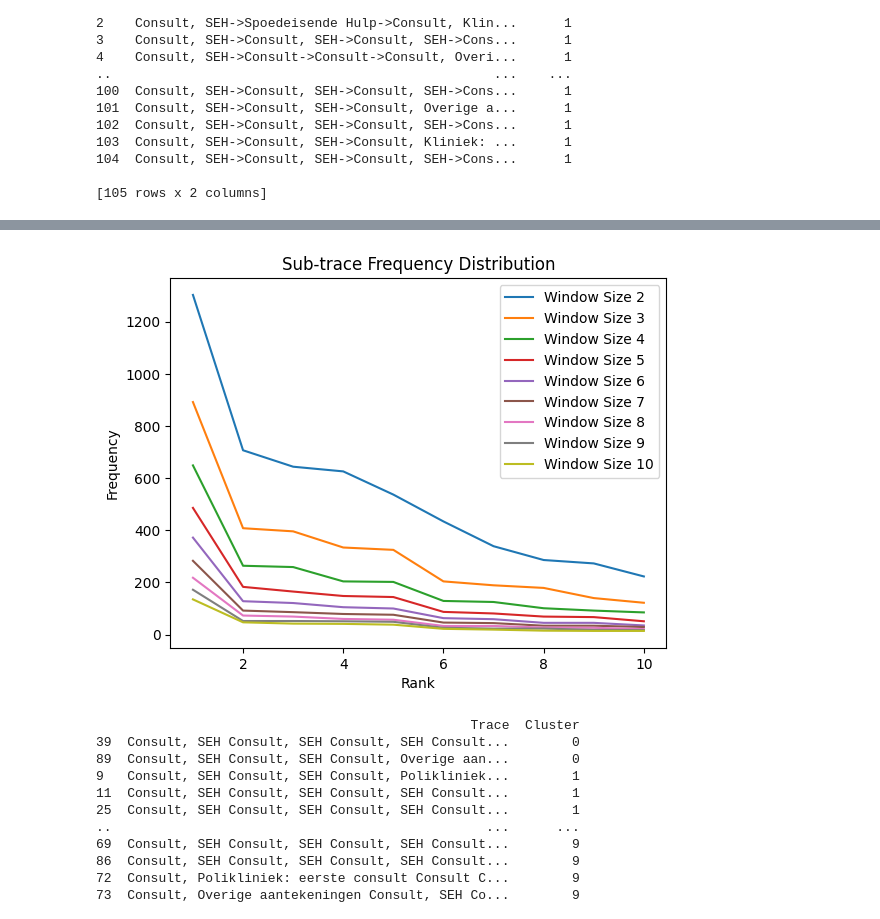
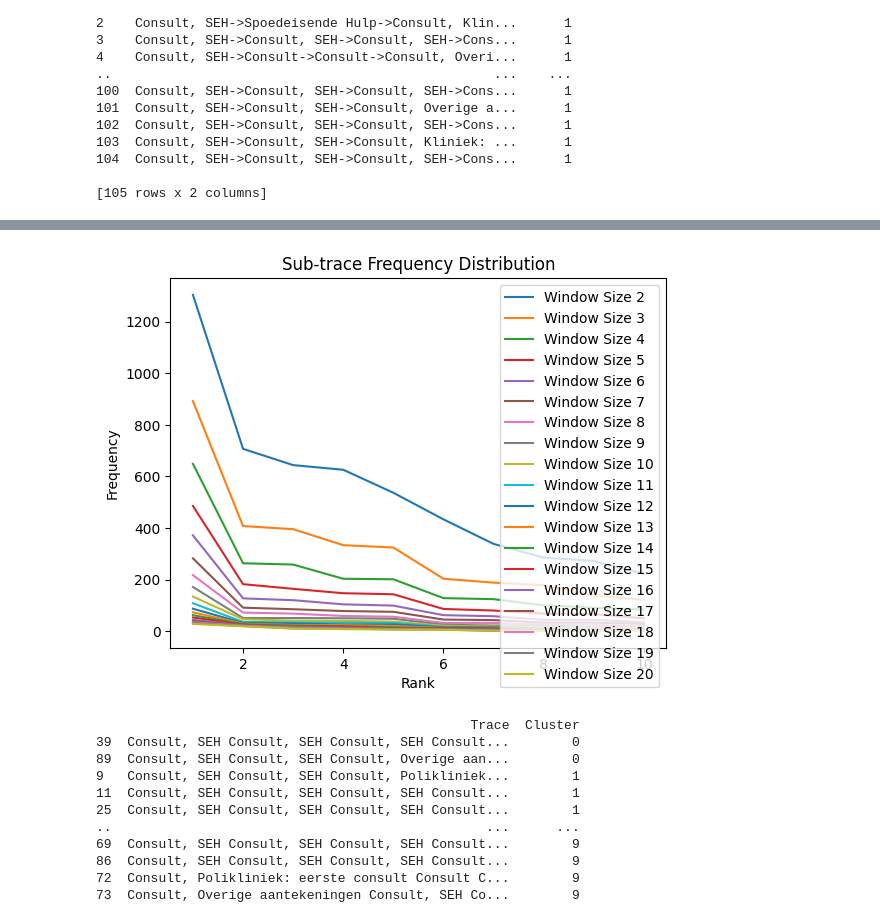
Before and after one commit to Yannique00/Master_Thesis, a Jupyter notebook: event logs pm.ipynb, the cells around one changed output, grey strips where cells are left out. Cells and saved outputs as stored; diff of their text form; code cells hidden in the pictures.

```diff
--- a/event logs pm.ipynb
+++ b/event logs pm.ipynb
@@ -317,7 +317,7 @@ trace_list = [list(trace) for trace in variants.keys()]
 # print('trace_list', trace_list)
 
 # Extract all sub-traces
-window_size = 5  # Adjust window size as needed
+window_size = 10  # Adjust window size as needed
 all_sub_traces = [sub_trace for trace in trace_list for sub_trace in get_sub_traces(trace, window_size)]
 # print('all_sub_traces', all_sub_traces)
 
@@ -329,5 +329,5 @@ import pandas as pd
 sub_trace_df = pd.DataFrame(sub_trace_counts.items(), columns=['Sub-Trace', 'Count'])
 sub_trace_df = sub_trace_df.sort_values(by='Count', ascending=False)
 
-print(sub_trace_df.head(10))  # Show most common sub-traces
+sub_trace_df.head(10) # Show most common sub-traces
 # %% [output]
@@ -369,7 +364,7 @@ def diversity_score(sub_trace_counts):
     total_sub_traces = sum(sub_trace_counts.values())
     return unique_sub_traces / total_sub_traces  # Ratio of unique sequences
 
-for n in range(2, 10):
+for n in range(2, 20):
     all_sub_traces = [sub_trace for trace in trace_list for sub_trace in get_sub_traces(trace, n)]
     sub_trace_counts = Counter(all_sub_traces)
 
@@ -387,27 +392,27 @@ Window Size 9: Diversity Score = 0.8225
 # %%
 import matplotlib.pyplot as plt
 from collections import Counter
 
 # Function to test different window sizes
-def test_window_sizes(trace_list, max_n=10):
+def test_window_sizes(trace_list, max_n=20):
     for window_size in range(2, max_n + 1):
         all_sub_traces = [sub_trace for trace in trace_list for sub_trace in get_sub_traces(trace, window_size)]
         sub_trace_counts = Counter(all_sub_traces)
 
         # Get top 10 frequent sub-traces
         top_counts = sorted(sub_trace_counts.values(), reverse=True)[:10]
 
         plt.plot(range(1, len(top_counts) + 1), top_counts, label=f'Window Size {window_size}')
 
     plt.xlabel('Rank')
     plt.ylabel('Frequency')
     plt.title('Sub-trace Frequency Distribution')
     plt.legend()
     plt.show()
 
 test_window_sizes(trace_list)
 # %% [output]
-[figure, old version]
+[figure, new version]
 # %%
 from sklearn.feature_extraction.text import TfidfVectorizer
 from sklearn.cluster import KMeans
```
Also changed, not shown: parts of 10 cells of this notebook, 26 other files.
